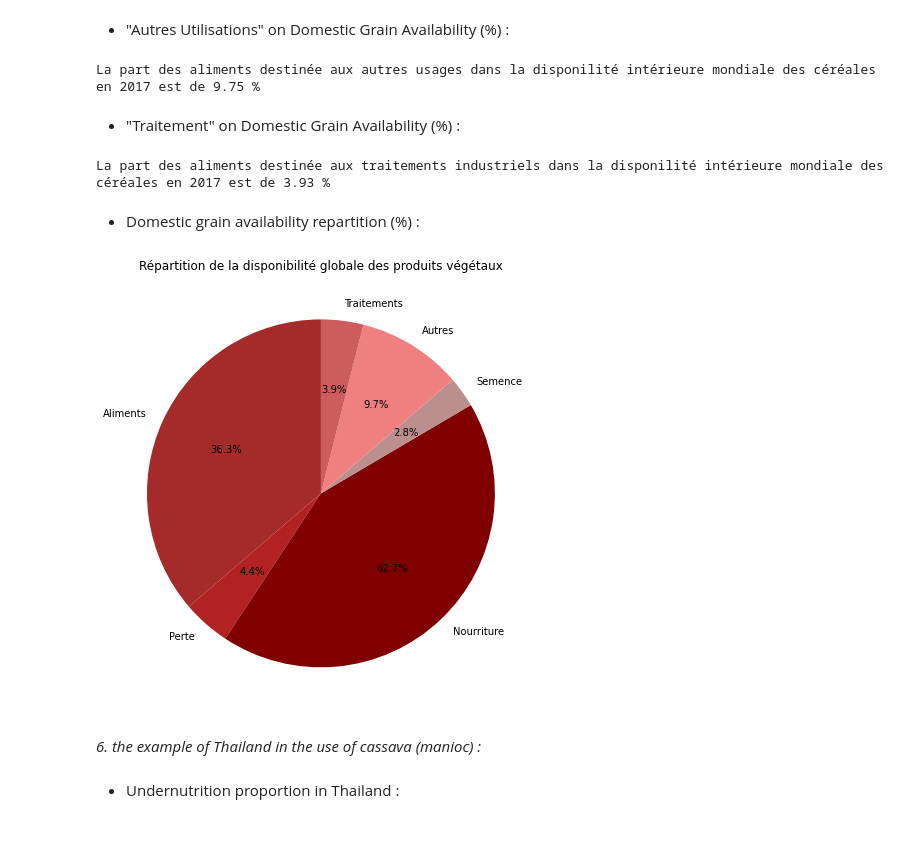
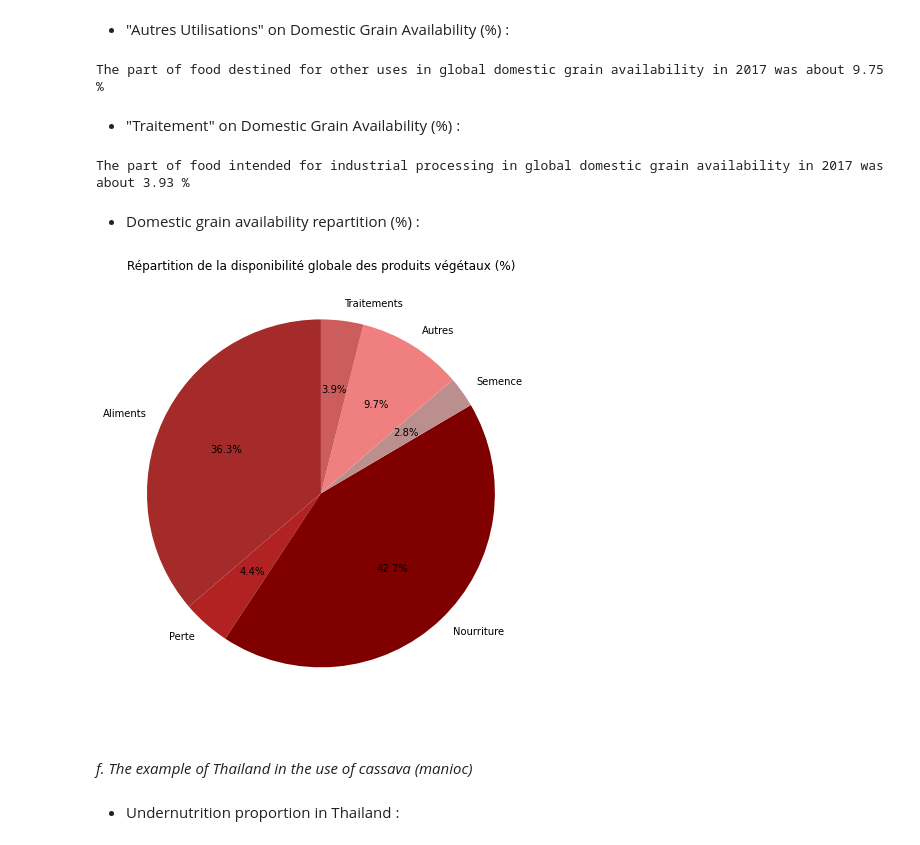
Before and after one commit to donia-nefiz/Public-health-research-with-python, a Jupyter notebook: Public-health-research-with-python.ipynb, the cells around one changed output. Drawn from its saved outputs; the diff is of its cells as text; code cells hidden in the pictures.

```diff
--- a/Public-health-research-with-python.ipynb
+++ b/Public-health-research-with-python.ipynb
@@ -1002,40 +1027,42 @@ La part des aliments destinée aux semences agricoles dans la disponilité inté
 # %%
 Calc_part_autres2 = round((foodAvailabilityGrain["Autres Utilisations"].sum() / foodAvailabilityGrain["Disponibilité intérieure"].sum()) * 100,2)
 # %%
-print("La part des aliments destinée aux autres usages dans la disponilité intérieure mondiale des céréales en 2017 est de", round(Calc_part_autres2, 2), "%")
+print("The part of food destined for other uses in global domestic grain availability in 2017 was about", round(Calc_part_autres2, 2), "%")
 # %% [output]
-La part des aliments destinée aux autres usages dans la disponilité intérieure mondiale des céréales en 2017 est de 9.75 %
+The part of food destined for other uses in global domestic grain availability in 2017 was about 9.75 %
 # %% [markdown]
 - "Traitement" on Domestic Grain Availability (%) :
 # %%
 Calc_part_traitement2 = round((foodAvailabilityGrain["Traitement"].sum() / foodAvailabilityGrain["Disponibilité intérieure"].sum()) * 100,2)
 # %%
-print("La part des aliments destinée aux traitements industriels dans la disponilité intérieure mondiale des céréales en 2017 est de", round(Calc_part_traitement2, 2), "%")
+print("The part of food intended for industrial processing in global domestic grain availability in 2017 was about", round(Calc_part_traitement2, 2), "%")
 # %% [output]
-La part des aliments destinée aux traitements industriels dans la disponilité intérieure mondiale des céréales en 2017 est de 3.93 %
+The part of food intended for industrial processing in global domestic grain availability in 2017 was about 3.93 %
 # %% [markdown]
 - Domestic grain availability repartition (%) :
 # %%
 plt.figure(figsize=(12,8))
-plt.title("Répartition de la disponibilité globale des produits végétaux")
+plt.title("Répartition de la disponibilité globale des produits végétaux (%)")
 
 labels = 'Aliments', 'Perte', 'Nourriture', 'Semence', 'Autres', 'Traitements'
 
 colors = ['brown', 'firebrick', 'maroon', 'rosybrown','lightcoral','indianred']
 
 DomesticGrainAvailability = [Calc_part_animaux2,
                              Calc_part_pertes2,
                              Calc_part_nourriture2,
                              Calc_part_semences2,
                              Calc_part_autres2,
                              Calc_part_traitement2]
 
 plt.pie(DomesticGrainAvailability, labels=labels, colors=colors, autopct='%1.1f%%', startangle=90)
-plt.savefig('PieChart02.png')
+plt.savefig('Répartition de la disponibilité globale des produits végétaux.png')
 # %% [output]
-[figure, old version]
+[figure, new version]
+# %% [markdown]
+ <a id='another_cell_2_f'></a>
 # %% [markdown]
- *6. the example of Thailand in the use of cassava (manioc) :*
+ *f. The example of Thailand in the use of cassava (manioc)*
 # %% [markdown]
 - Undernutrition proportion in Thailand :
 # %%
```
Also changed, not shown: parts of 44 cells of this notebook.
